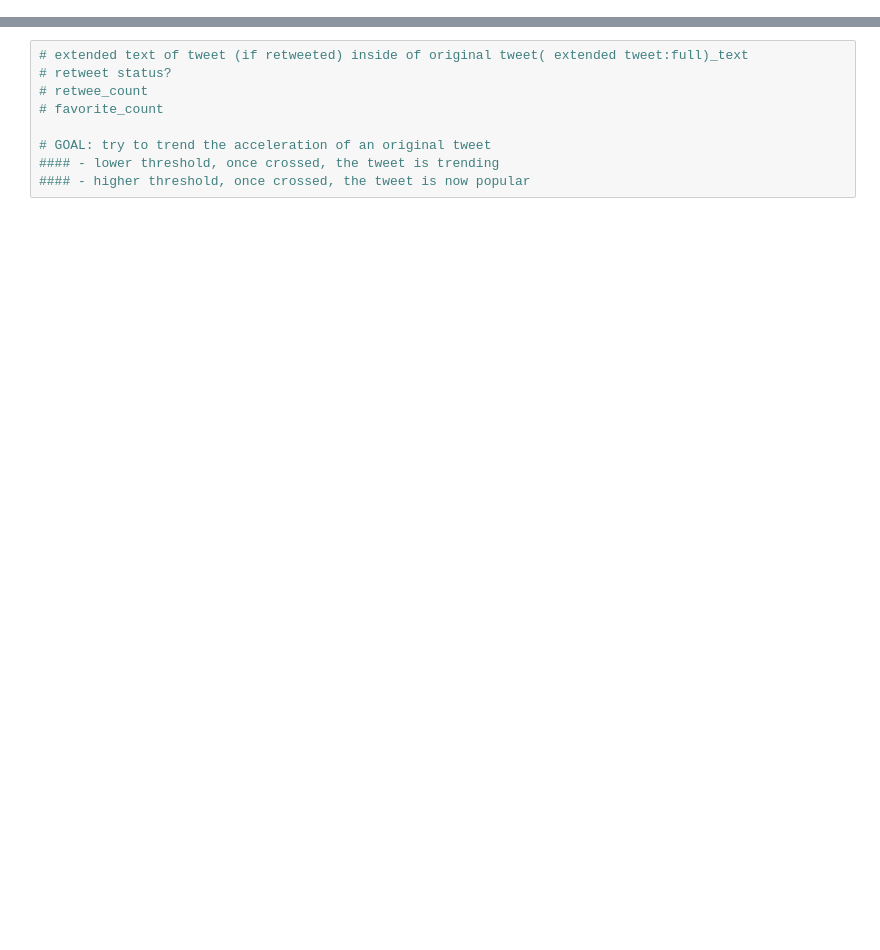
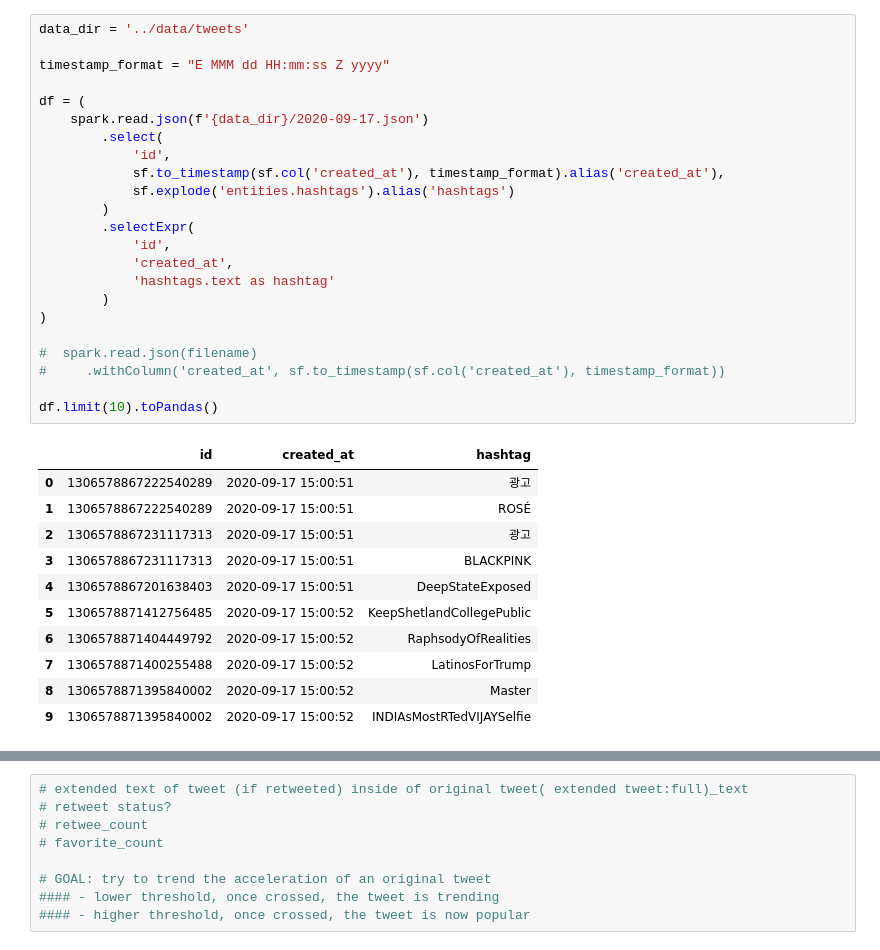
Before and after one commit to gclarkjr5/twitter-topics, a Jupyter notebook: twitter_trending/twitter.ipynb, the cells around one changed output, grey strips where cells are left out. Saved outputs shown, nothing was run; the diff lists cells and outputs as text; blank space fills up the shorter version.

```diff
--- a/twitter_trending/twitter.ipynb
+++ b/twitter_trending/twitter.ipynb
@@ -35,3 +16,38 @@ df.limit(10).toPandas()
+# %%
+data_dir = '../data/tweets'
+
+timestamp_format = "E MMM dd HH:mm:ss Z yyyy"
+
+df = (
+    spark.read.json(f'{data_dir}/2020-09-17.json')
+        .select(
+            'id',
+            sf.to_timestamp(sf.col('created_at'), timestamp_format).alias('created_at'),
+            sf.explode('entities.hashtags').alias('hashtags')
+        )
+        .selectExpr(
+            'id',
+            'created_at',
+            'hashtags.text as hashtag'
+        )
+)
+
+#  spark.read.json(filename)
+#     .withColumn('created_at', sf.to_timestamp(sf.col('created_at'), timestamp_format))
+
+df.limit(10).toPandas()
+# %% [output]
+|  | id | created_at | hashtag |
+| 0 | 1306578867222540289 | 2020-09-17 15:00:51 | 광고 |
+| 1 | 1306578867222540289 | 2020-09-17 15:00:51 | ROSÉ |
+| 2 | 1306578867231117313 | 2020-09-17 15:00:51 | 광고 |
+| 3 | 1306578867231117313 | 2020-09-17 15:00:51 | BLACKPINK |
+| 4 | 1306578867201638403 | 2020-09-17 15:00:51 | DeepStateExposed |
+| 5 | 1306578871412756485 | 2020-09-17 15:00:52 | KeepShetlandCollegePublic |
+| 6 | 1306578871404449792 | 2020-09-17 15:00:52 | RaphsodyOfRealities |
+| 7 | 1306578871400255488 | 2020-09-17 15:00:52 | LatinosForTrump |
+| 8 | 1306578871395840002 | 2020-09-17 15:00:52 | Master |
+| 9 | 1306578871395840002 | 2020-09-17 15:00:52 | INDIAsMostRTedVIJAYSelfie |
 # %%
 # Data Exploration
 
```
Also changed, not shown: parts of 6 cells of this notebook.
